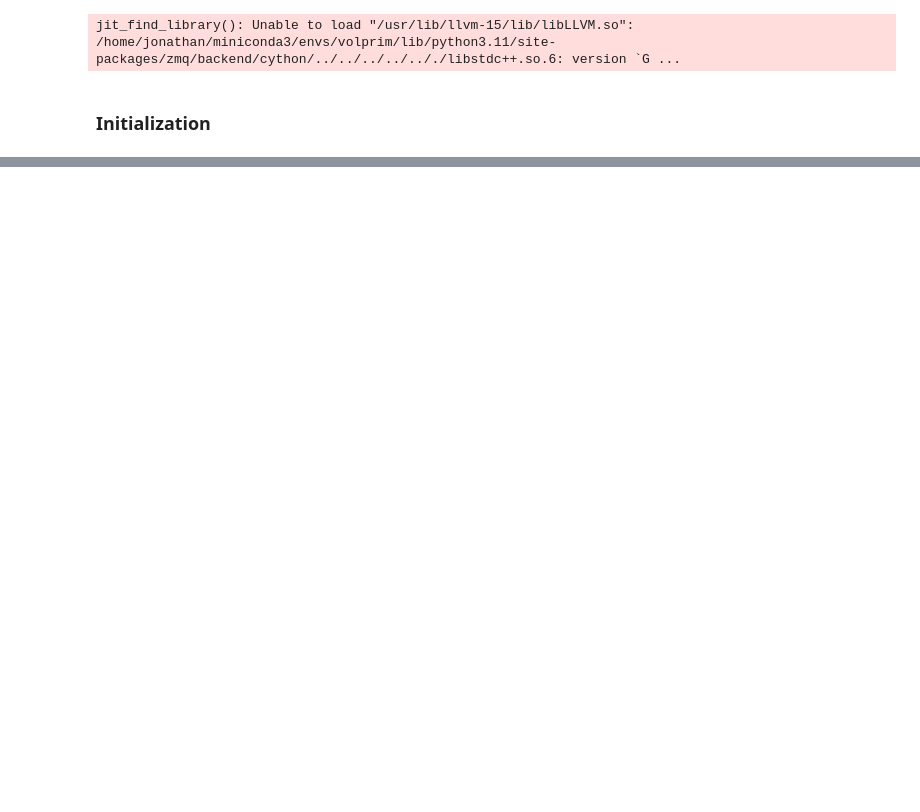
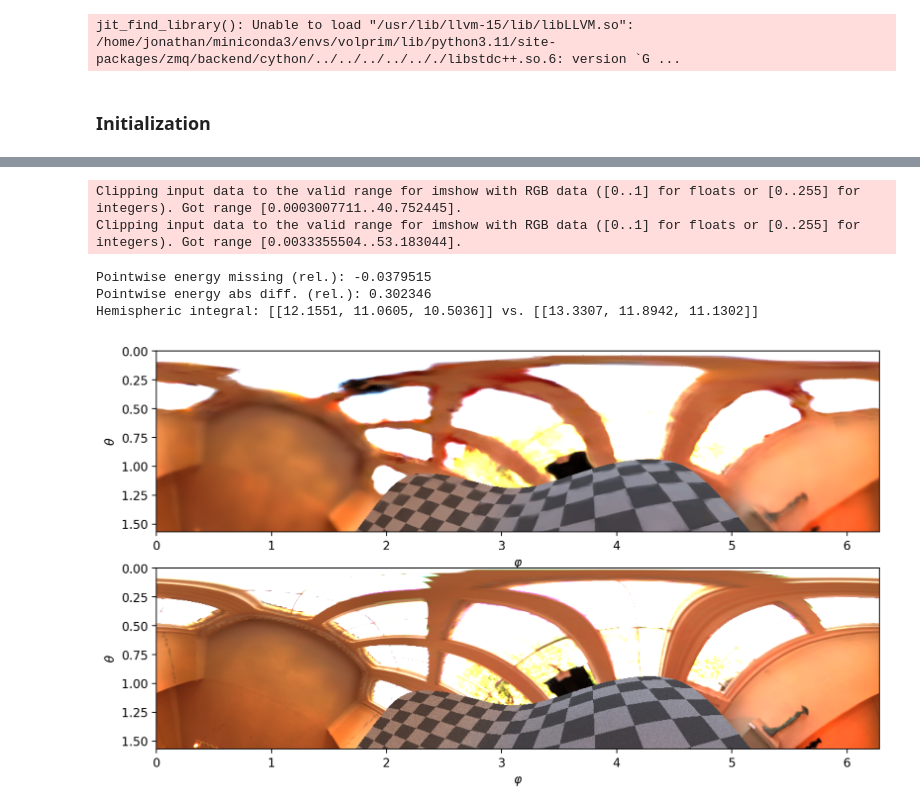
Before and after one commit to gitmon/volprim-balance, a Jupyter notebook: scripts/run.ipynb, the cells around one changed output, grey strips where cells are left out. Cells and saved outputs as stored; diff of their text form; code cells hidden in the pictures; blank space fills up the shorter version.

```diff
--- a/scripts/run.ipynb
+++ b/scripts/run.ipynb
@@ -186,0 +148,65 @@ Clipping input data to the valid range for imshow with RGB data ([0..1] for floa
+# %%
+from scripts.radiosity.radiance_cache import render_hemisphere_rt, dir_to_sph, SamplingMethod
+
+sampler = mi.load_dict({'type': 'independent'})
+# seed = 10
+# seed = 14
+# seed = 18
+# seed = 200
+seed = 1
+si = scene_sampler.sample(1 << 0, sampler, rng_state=seed)[0]
+
+
+N = 256
+plt.figure(figsize=(13,6), dpi=200)
+plt.subplot(211)
+img_out, rays, I_out = radiance_cache._render_hemisphere_auto_offset(si, sampler, N)
+plt.imshow(img_out, extent=[0, dr.two_pi, 0.5 * dr.pi, 0.0])
+plt.xlabel(r"$\varphi$"); plt.ylabel(r"$\theta$")
+mi.util.write_bitmap("fisheye_gs.exr", mi.Bitmap(img_out))
+
+plt.subplot(212)
+img_gt, rays, I_gt = render_hemisphere_rt(scene, si, sampler, N, spp = 256)
+plt.imshow(img_gt, extent=[0, dr.two_pi, 0.5 * dr.pi, 0.0])
+plt.xlabel(r"$\varphi$"); plt.ylabel(r"$\theta$")
+mi.util.write_bitmap("fisheye_rt.exr", mi.Bitmap(img_gt))
+
+
+
+# sample_count = 1024 << 2
+# si_wide = dr.gather(type(si), si, dr.zeros(UInt, sample_count))
+# # wi_rays = radiance_cache.eval_Li_mat(si_wide, sampler)[4]
+# # wo_rays = radiance_cache.eval_Lo(si, sampler)[3]
+# plt.subplot(211)
+# L, wi_local = radiance_cache.eval_Li(bsdf_train, si_wide, sampler, sampling_method=SamplingMethod.Emitter)[:2]
+# wi_angles = dir_to_sph(wi_local)
+# thetas, phis, cs = wi_angles.x.numpy(), wi_angles.y.numpy(), dr.norm(L).numpy()
+# phis[phis < 0.0] += dr.two_pi
+# mask = thetas <= 0.5 * dr.pi
+# phis = phis[mask]
+# thetas = thetas[mask]
+# cs = cs[mask]
+# plt.scatter(phis, thetas, c = cs, s = 0.5)
+
+# from scripts.radiosity.tmp import EnergyPMFv2
+# sampler.seed(0, sample_count)
+# wi_local = EnergyPMFv2(radiance_cache.gs_scene).sample(si_wide, sampler.next_1d(), sampler.next_2d(), sampler.next_2d())[0]
+# wi_angles = dir_to_sph(wi_local)
+# thetas, phis = wi_angles.x.numpy(), wi_angles.y.numpy()
+# phis[phis < 0.0] += dr.two_pi
+# mask = thetas <= 0.5 * dr.pi
+# phis = phis[mask]
+# thetas = thetas[mask]
+# plt.scatter(phis, thetas, s = 0.5)
+
+
+print(f"Pointwise energy missing (rel.): {dr.sum(img_out - img_gt, axis=None) / dr.sum(img_gt, axis=None)}")
+print(f"Pointwise energy abs diff. (rel.): {dr.sum(dr.abs(img_out - img_gt), axis=None) / dr.sum(img_gt, axis=None)}")
+print(f"Hemispheric integral: {I_out} vs. {I_gt}")
+# %% [output]
+Clipping input data to the valid range for imshow with RGB data ([0..1] for floats or [0..255] for integers). Got range [0.0003007711..40.752445].
+Clipping input data to the valid range for imshow with RGB data ([0..1] for floats or [0..255] for integers). Got range [0.0033355504..53.183044].
+Pointwise energy missing (rel.): -0.0379515
+Pointwise energy abs diff. (rel.): 0.302346
+Hemispheric integral: [[12.1551, 11.0605, 10.5036]] vs. [[13.3307, 11.8942, 11.1302]]
+[figure, added]
```
Also changed, not shown: parts of 18 cells of this notebook, 11 other files.
